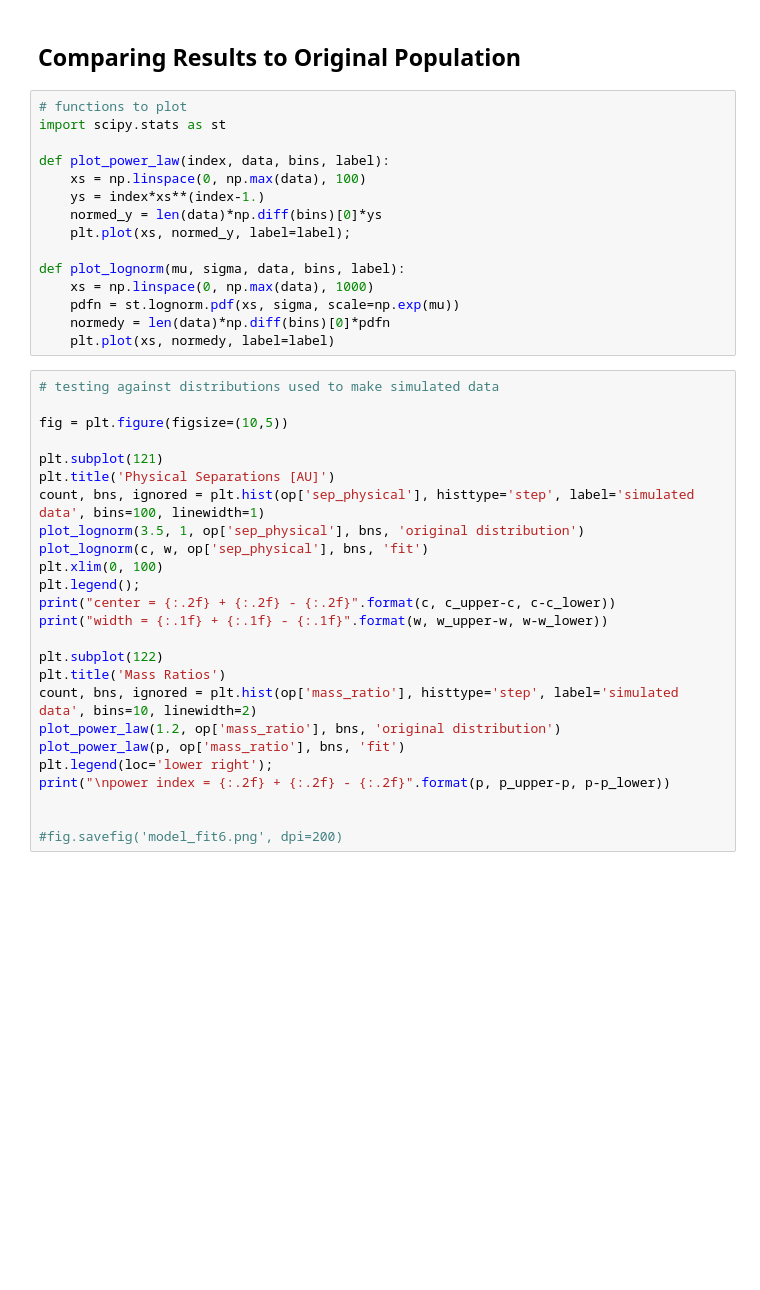
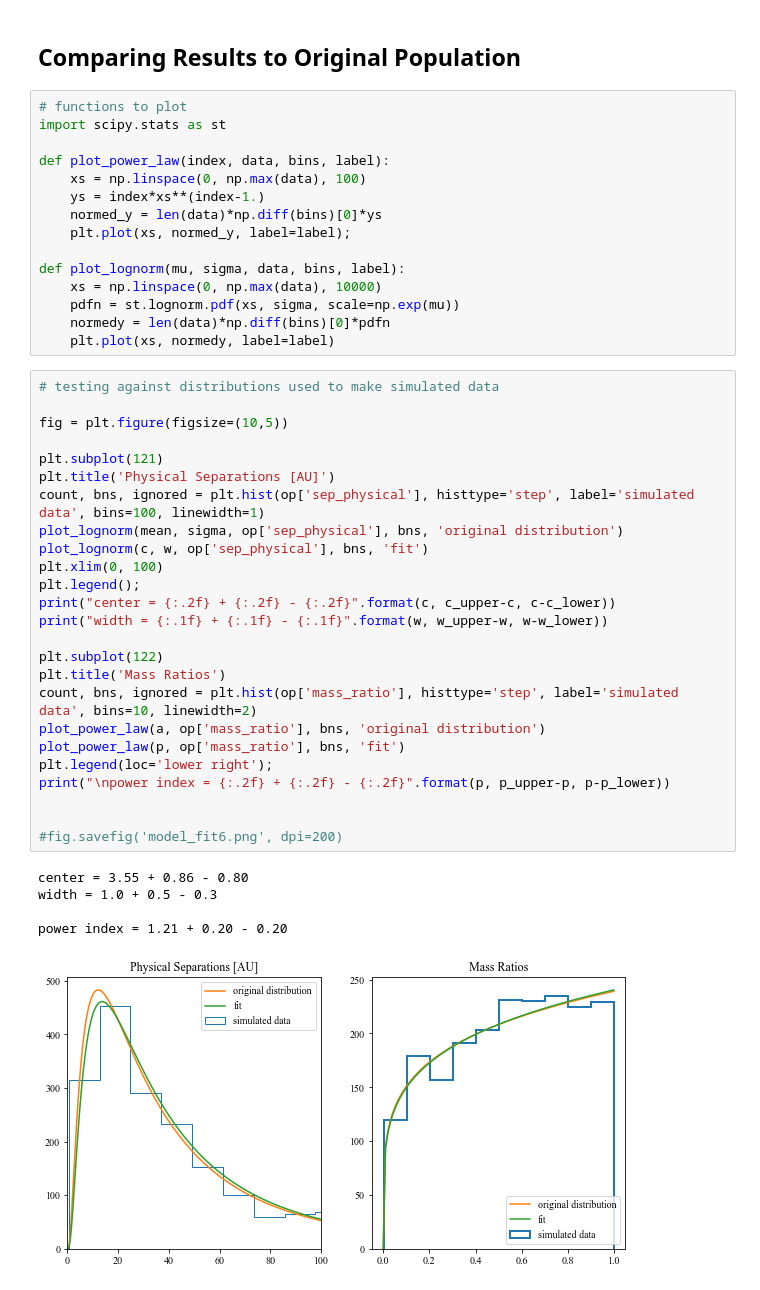
Before and after one commit to phys201/multstars, a Jupyter notebook: simulate_and_model.ipynb, the cells around one changed output. Drawn from its saved outputs; the diff is of its cells as text; blank space fills up the shorter version.

```diff
--- a/simulate_and_model.ipynb
+++ b/simulate_and_model.ipynb
@@ -303,32 +320,38 @@ def plot_power_law(index, data, bins, label):
     plt.plot(xs, normed_y, label=label);
 
 def plot_lognorm(mu, sigma, data, bins, label):
-    xs = np.linspace(0, np.max(data), 1000)
+    xs = np.linspace(0, np.max(data), 10000)
     pdfn = st.lognorm.pdf(xs, sigma, scale=np.exp(mu))
     normedy = len(data)*np.diff(bins)[0]*pdfn
     plt.plot(xs, normedy, label=label)
 # %%
 # testing against distributions used to make simulated data
 
 fig = plt.figure(figsize=(10,5))
 
 plt.subplot(121)
 plt.title('Physical Separations [AU]')
 count, bns, ignored = plt.hist(op['sep_physical'], histtype='step', label='simulated data', bins=100, linewidth=1)
-plot_lognorm(3.5, 1, op['sep_physical'], bns, 'original distribution')
+plot_lognorm(mean, sigma, op['sep_physical'], bns, 'original distribution')
 plot_lognorm(c, w, op['sep_physical'], bns, 'fit')
 plt.xlim(0, 100)
 plt.legend();
 print("center = {:.2f} + {:.2f} - {:.2f}".format(c, c_upper-c, c-c_lower))
 print("width = {:.1f} + {:.1f} - {:.1f}".format(w, w_upper-w, w-w_lower))
 
 plt.subplot(122)
 plt.title('Mass Ratios')
 count, bns, ignored = plt.hist(op['mass_ratio'], histtype='step', label='simulated data', bins=10, linewidth=2)
-plot_power_law(1.2, op['mass_ratio'], bns, 'original distribution')
+plot_power_law(a, op['mass_ratio'], bns, 'original distribution')
 plot_power_law(p, op['mass_ratio'], bns, 'fit')
 plt.legend(loc='lower right');
 print("\npower index = {:.2f} + {:.2f} - {:.2f}".format(p, p_upper-p, p-p_lower))
 
 
 #fig.savefig('model_fit6.png', dpi=200)
+# %% [output]
+center = 3.55 + 0.86 - 0.80
+width = 1.0 + 0.5 - 0.3
+
+power index = 1.21 + 0.20 - 0.20
+[figure, added]
```
Also changed, not shown: parts of 7 cells of this notebook.
